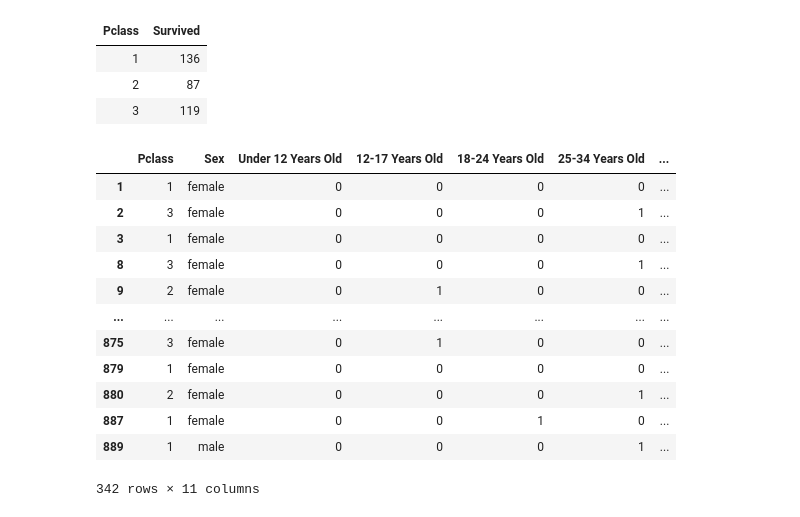
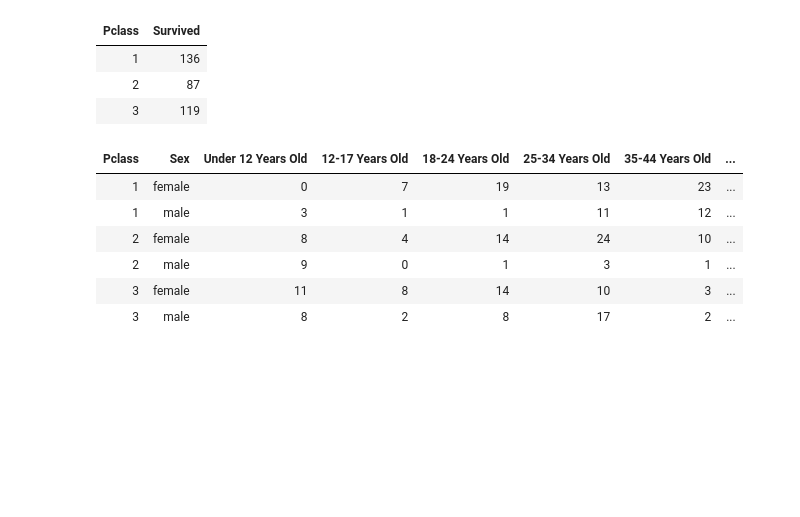
Before and after one commit to mrnguyener21/titanic_analysis, a Jupyter notebook: titanic.ipynb, the cells around one changed output. Drawn from its saved outputs; the diff is of its cells as text; code cells hidden in the pictures; blank space fills up the shorter version.

```diff
--- a/titanic.ipynb
+++ b/titanic.ipynb
@@ -114,43 +114,39 @@ pclass_survival
 # %%
 #what is the gender make up and age_group make up for survivors in each pclass
 #standard age grouping
+#CHANGE THIS TO SHOW PERCENTAGES RATHER THAN NUMBERS
 # Under 12 years old.
 # 12-17 years old.
 # 18-24 years old.
 # 25-34 years old.
 # 35-44 years old.
 # 45-54 years old.
 # 55-64 years old.
 # 65-74 years old.
 
 data = titanic[['Pclass','Survived','Sex','Age']]
 data = data[data['Survived'] == 1]
 
 data['Under 12 Years Old'] = (data['Age'] < 12).replace([True,False],[1,0])
 data['12-17 Years Old'] = ((data['Age'] >= 12) & (data['Age'] <= 17)).replace([True,False],[1,0])
 data['18-24 Years Old'] = ((data['Age'] >= 18) & (data['Age'] <= 24)).replace([True,False],[1,0])
 data['25-34 Years Old'] = ((data['Age'] >= 25) & (data['Age'] <= 34)).replace([True,False],[1,0])
 data['35-44 Years Old'] = ((data['Age'] >= 35) & (data['Age'] <= 44)).replace([True,False],[1,0])
 data['45-54 Years Old'] = ((data['Age'] >= 45) & (data['Age'] <= 54)).replace([True,False],[1,0])
 data['55-64 Years Old'] = ((data['Age'] >= 55) & (data['Age'] <= 64)).replace([True,False],[1,0])
 data['65-74 Years Old'] = ((data['Age'] >= 65) & (data['Age'] <= 74)).replace([True,False],[1,0])
 data['Over 74 Years Old'] = (data['Age'] > 74).replace([True,False],[1,0])
 
 data = data.drop(columns=['Survived','Age'])
 
-# data.groupby()
+data = data.groupby(['Pclass','Sex']).sum().reset_index().style.hide_index()
 data
+#NOTE TO SELF ADD GRAND TOTAL ROW AND COLUMN
 # %% [output]
-|  | Pclass | Sex | Under 12 Years Old | 12-17 Years Old | 18-24 Years Old | 25-34 Years Old | ... |
-| 1 | 1 | female | 0 | 0 | 0 | 0 | ... |
-| 2 | 3 | female | 0 | 0 | 0 | 1 | ... |
-| 3 | 1 | female | 0 | 0 | 0 | 0 | ... |
-| 8 | 3 | female | 0 | 0 | 0 | 1 | ... |
-| 9 | 2 | female | 0 | 1 | 0 | 0 | ... |
-| ... | ... | ... | ... | ... | ... | ... | ... |
-| 875 | 3 | female | 0 | 1 | 0 | 0 | ... |
-| 879 | 1 | female | 0 | 0 | 0 | 0 | ... |
-| 880 | 2 | female | 0 | 0 | 0 | 1 | ... |
-| 887 | 1 | female | 0 | 0 | 1 | 0 | ... |
-| 889 | 1 | male | 0 | 0 | 0 | 1 | ... |
+| Pclass | Sex | Under 12 Years Old | 12-17 Years Old | 18-24 Years Old | 25-34 Years Old | 35-44 Years Old | ... |
+| 1 | female | 0 | 7 | 19 | 13 | 23 | ... |
+| 1 | male | 3 | 1 | 1 | 11 | 12 | ... |
+| 2 | female | 8 | 4 | 14 | 24 | 10 | ... |
+| 2 | male | 9 | 0 | 1 | 3 | 1 | ... |
+| 3 | female | 11 | 8 | 14 | 10 | 3 | ... |
+| 3 | male | 8 | 2 | 8 | 17 | 2 | ... |
-342 rows × 11 columns
```
Also changed, not shown: parts of 6 cells of this notebook.
